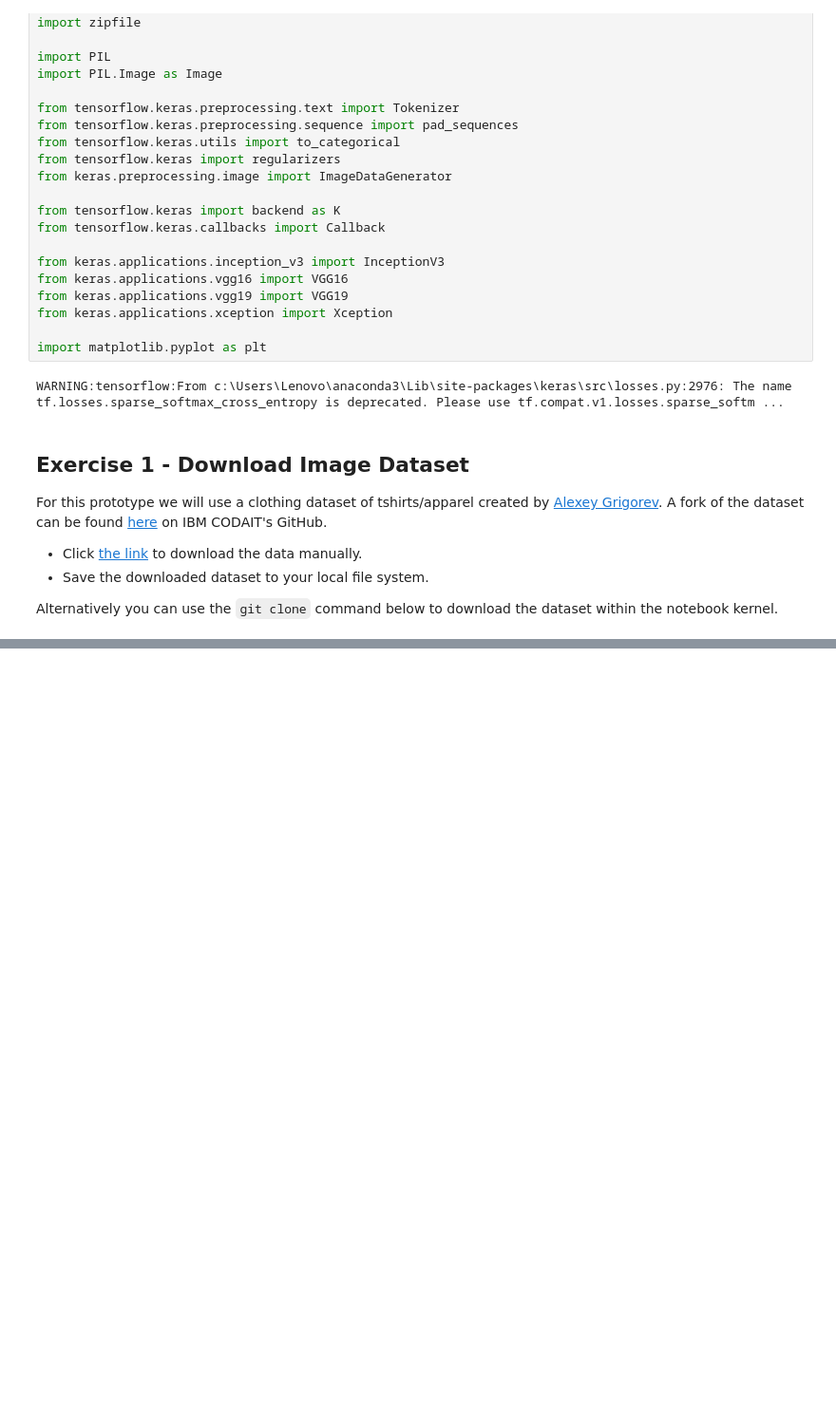
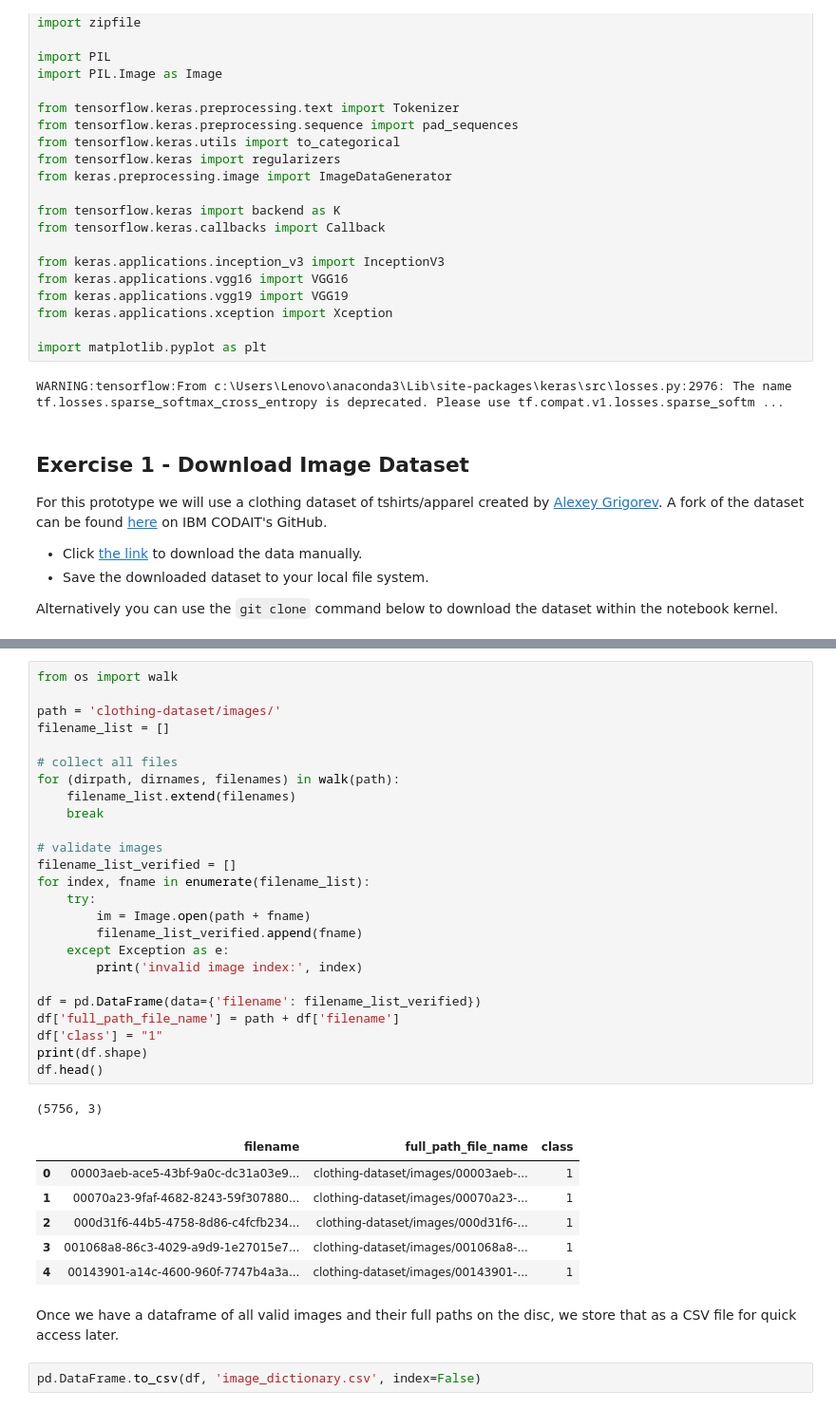
Before and after one commit to shfarhaan/Visual-Search-Engine, a Jupyter notebook: image_encoding.ipynb, the cells around one changed output, grey strips where cells are left out. Shown at 95% size. Cells and saved outputs as stored; diff of their text form; blank space fills up the shorter version.

```diff
--- a/image_encoding.ipynb
+++ b/image_encoding.ipynb
@@ -114,0 +120,37 @@ Updating files: 100% (5759/5759), done.
+# %%
+from os import walk
+
+path = 'clothing-dataset/images/'
+filename_list = []
+
+# collect all files
+for (dirpath, dirnames, filenames) in walk(path):
+    filename_list.extend(filenames)
+    break
+
+# validate images
+filename_list_verified = []
+for index, fname in enumerate(filename_list):
+    try:
+        im = Image.open(path + fname)
+        filename_list_verified.append(fname)
+    except Exception as e:
+        print('invalid image index:', index)
+
+df = pd.DataFrame(data={'filename': filename_list_verified})
+df['full_path_file_name'] = path + df['filename']
+df['class'] = "1"
+print(df.shape)
+df.head()
+# %% [output]
+(5756, 3)
+|  | filename | full_path_file_name | class |
+| 0 | 00003aeb-ace5-43bf-9a0c-dc31a03e9... | clothing-dataset/images/00003aeb-... | 1 |
+| 1 | 00070a23-9faf-4682-8243-59f307880... | clothing-dataset/images/00070a23-... | 1 |
+| 2 | 000d31f6-44b5-4758-8d86-c4fcfb234... | clothing-dataset/images/000d31f6-... | 1 |
+| 3 | 001068a8-86c3-4029-a9d9-1e27015e7... | clothing-dataset/images/001068a8-... | 1 |
+| 4 | 00143901-a14c-4600-960f-7747b4a3a... | clothing-dataset/images/00143901-... | 1 |
+# %% [markdown]
+Once we have a dataframe of all valid images and their full paths on the disc, we store that as a CSV file for quick access later.
+# %%
+pd.DataFrame.to_csv(df, 'image_dictionary.csv', index=False)
```
Also changed, not shown: parts of 6 cells of this notebook.
